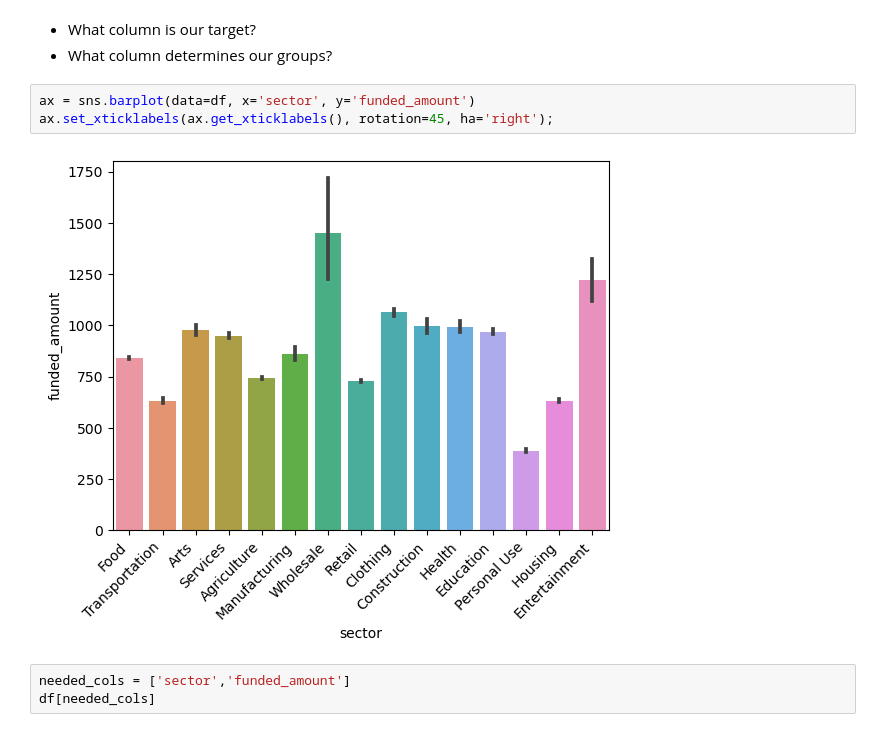
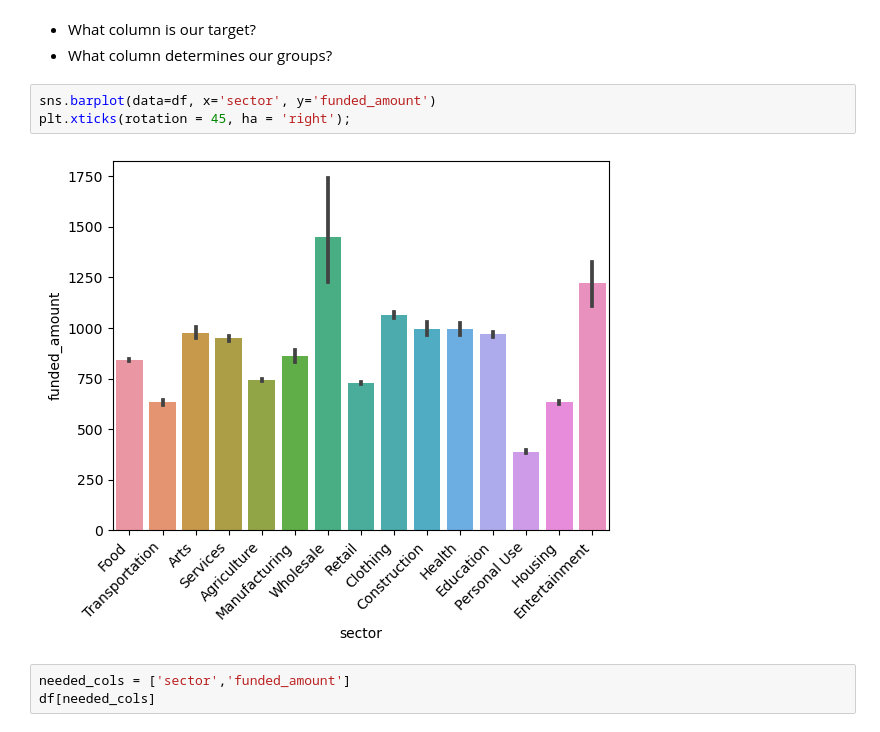
Before and after one commit to coding-dojo-data-science/data-enrichment-wk15-lect02-activity, a Jupyter notebook: Instructor/Solution-Wk15-L02-Hypothesis-Testing.ipynb, the cells around one changed output. Cells and saved outputs as stored; diff of their text form.

```diff
--- a/Instructor/Solution-Wk15-L02-Hypothesis-Testing.ipynb
+++ b/Instructor/Solution-Wk15-L02-Hypothesis-Testing.ipynb
@@ -414,10 +414,10 @@ Name: sector, dtype: int64
 - What column is our target?
 - What column determines our groups?
 # %%
-ax = sns.barplot(data=df, x='sector', y='funded_amount')
-ax.set_xticklabels(ax.get_xticklabels(), rotation=45, ha='right');
+sns.barplot(data=df, x='sector', y='funded_amount')
+plt.xticks(rotation = 45, ha = 'right');
 # %% [output]
-[figure, old version]
+[figure, new version]
 # %%
 needed_cols = ['sector','funded_amount']
 df[needed_cols]
```
Also changed, not shown: 1 other file.
